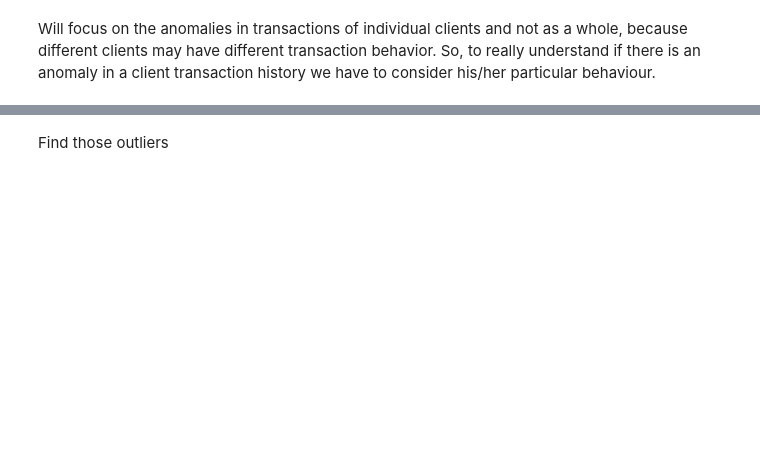
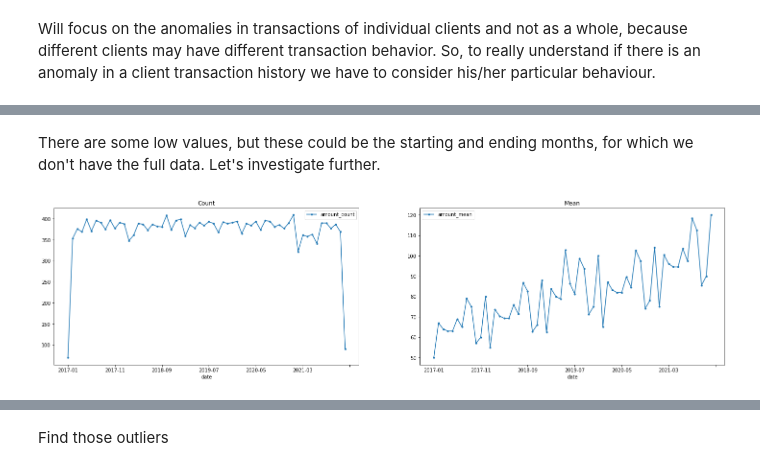
Before and after one commit to luismarcoslc/anomaly_detection, a Jupyter notebook: anomaly_detection.ipynb, the cells around one changed output, grey strips where cells are left out. Cells and saved outputs as stored; diff of their text form; code cells hidden in the pictures; blank space fills up the shorter version.

```diff
--- a/anomaly_detection.ipynb
+++ b/anomaly_detection.ipynb
@@ -80,0 +163,16 @@ df.head()
+# %% [markdown]
+There are some low values, but these could be the starting and ending months, for which we don't have the full data. Let's investigate further.
+# %%
+f = plt.figure(figsize=(25,6))
+
+ax1 = f.add_subplot(121)
+df_all.plot(x= 'date', y= 'amount_count', ax = ax1, marker='.')
+ax1.set_title('Count')
+
+ax2 = f.add_subplot(122)
+df_all.plot(x= 'date', y= 'amount_mean', ax = ax2, marker='.')
+ax2.set_title('Mean')
+
+plt.show()
+# %% [output]
+[figure, added]
```
Also changed, not shown: parts of 72 cells of this notebook.
